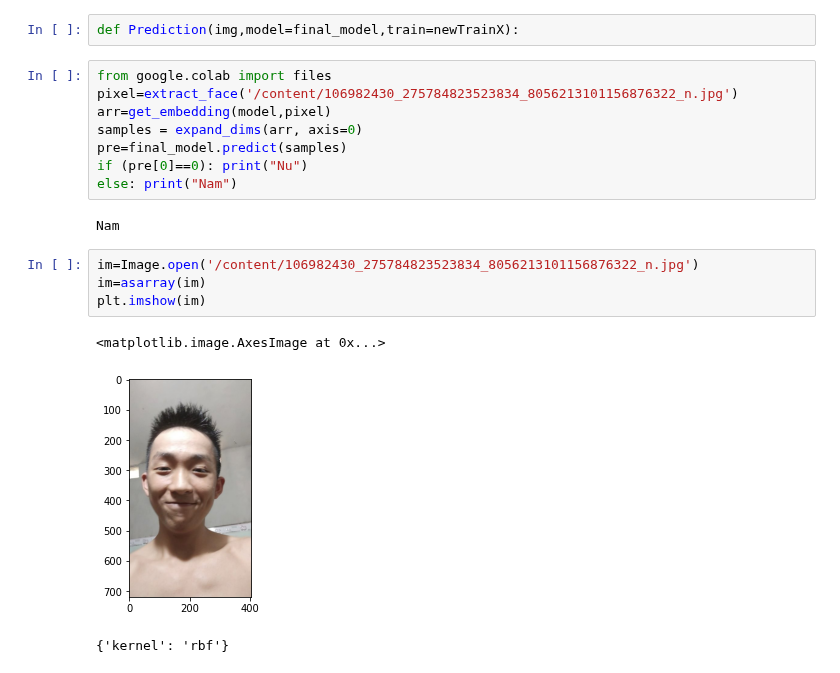
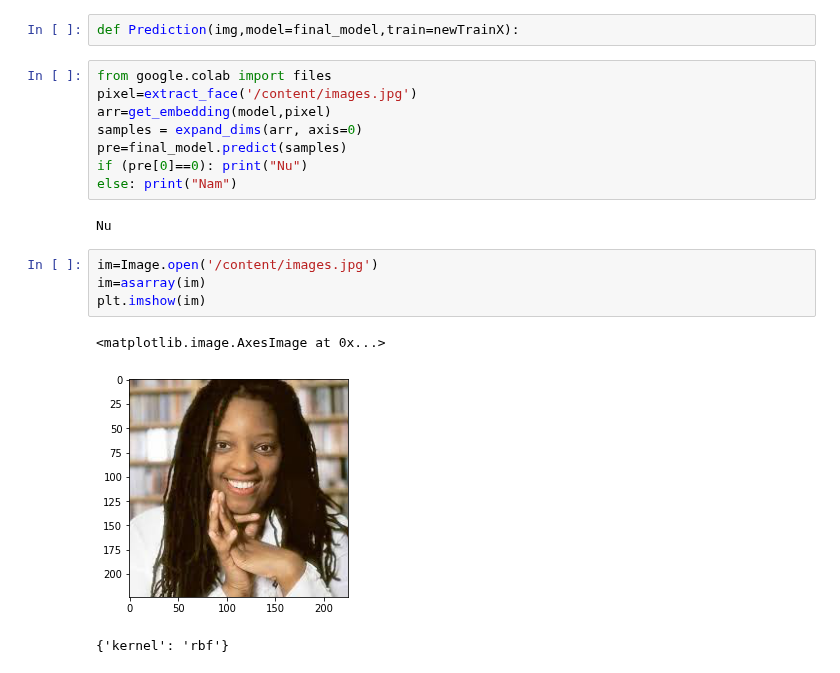
Before and after one commit to lephuocdat2000/-CS114.K21-, a Jupyter notebook: GenderClassification.ipynb, the cells around one changed output. Saved outputs shown, nothing was run; the diff lists cells and outputs as text.

```diff
--- a/GenderClassification.ipynb
+++ b/GenderClassification.ipynb
@@ -202,21 +202,21 @@ accuracy_score(trainY,predict_train)
 def Prediction(img,model=final_model,train=newTrainX):
 # %%
 from google.colab import files
-pixel=extract_face('/content/106982430_275784823523834_8056213101156876322_n.jpg')
+pixel=extract_face('/content/images.jpg')
 arr=get_embedding(model,pixel)
 samples = expand_dims(arr, axis=0)
 pre=final_model.predict(samples)
 if (pre[0]==0): print("Nu")
 else: print("Nam")
 # %% [output]
-Nam
+Nu
 # %%
-im=Image.open('/content/106982430_275784823523834_8056213101156876322_n.jpg')
+im=Image.open('/content/images.jpg')
 im=asarray(im)
 plt.imshow(im)
 # %% [output]
 <matplotlib.image.AxesImage at 0x...>
-[figure, old version]
+[figure, new version]
 # %%
 # %% [output]
 {'kernel': 'rbf'}
```
